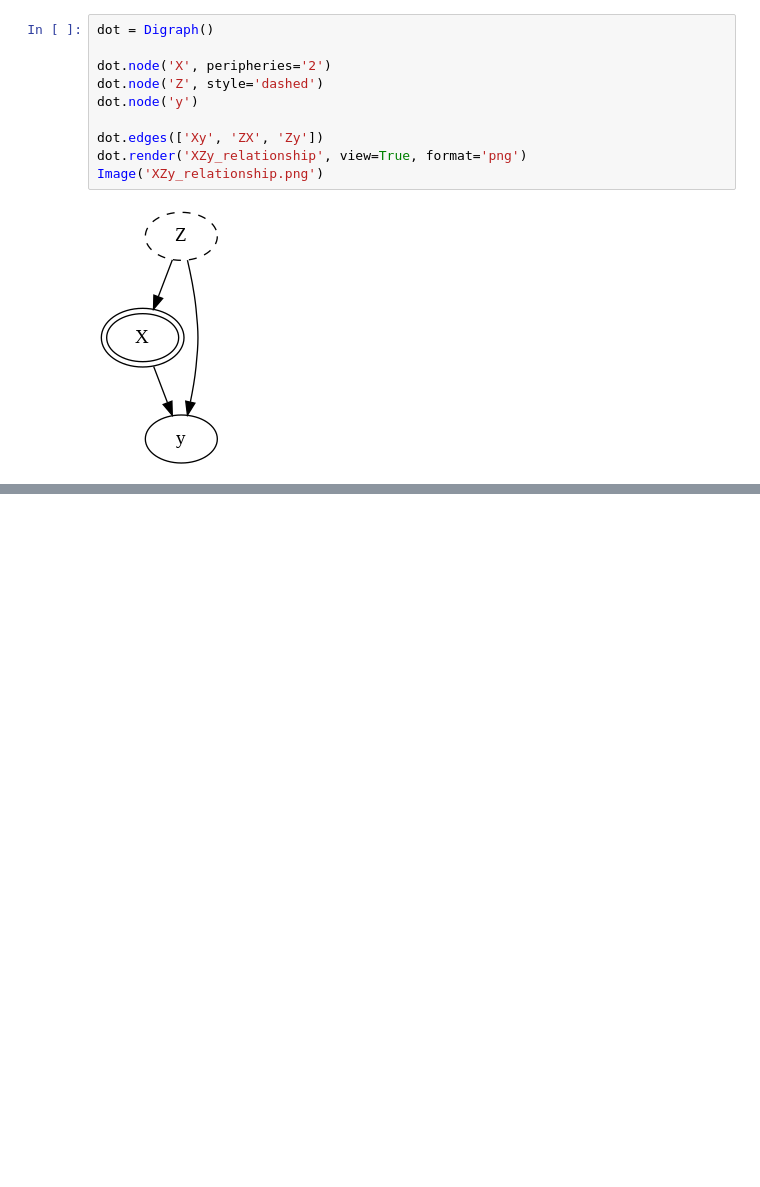
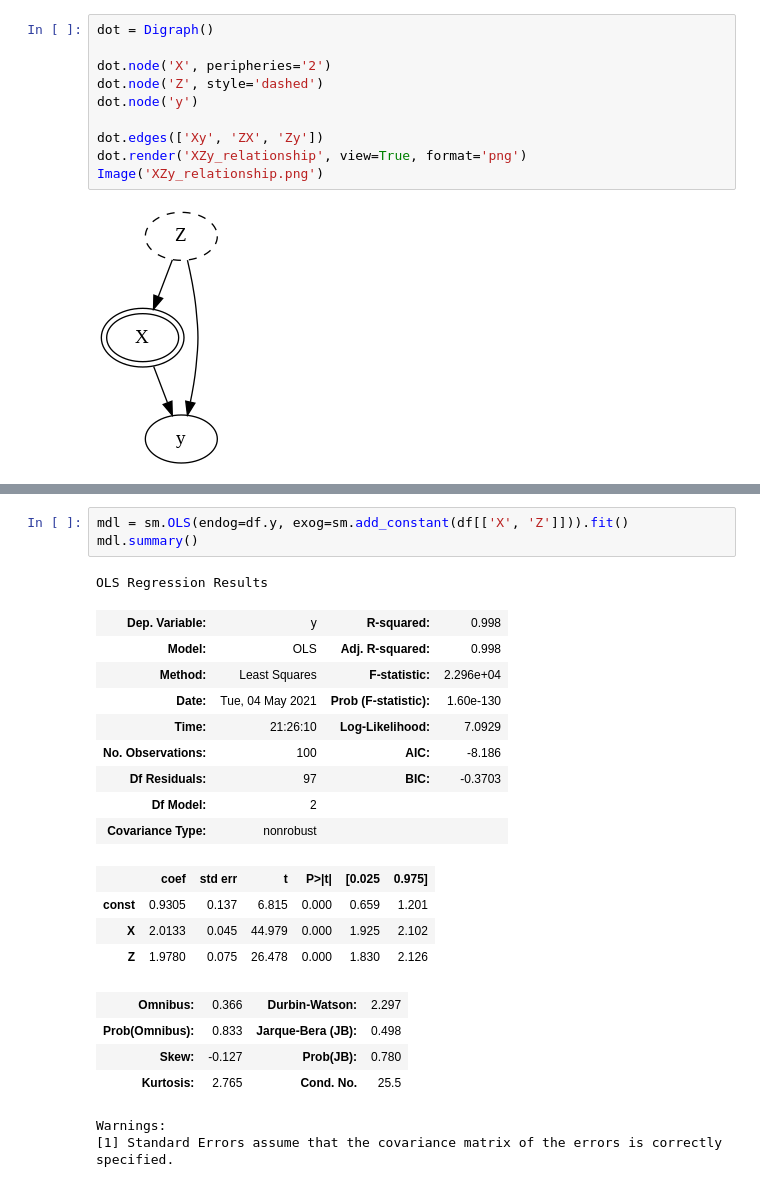
Before and after one commit to RoetGer/applied-causality-booklet, a Jupyter notebook: causality_basics.ipynb, the cells around one changed output, grey strips where cells are left out. Cells and saved outputs as stored; diff of their text form; blank space fills up the shorter version.

```diff
--- a/causality_basics.ipynb
+++ b/causality_basics.ipynb
@@ -320,0 +382,24 @@ Image('XZy_relationship.png')
+# %%
+mdl = sm.OLS(endog=df.y, exog=sm.add_constant(df[['X', 'Z']])).fit()
+mdl.summary()
+# %% [output]
+OLS Regression Results
+| Dep. Variable: | y | R-squared: | 0.998 |
+| Model: | OLS | Adj. R-squared: | 0.998 |
+| Method: | Least Squares | F-statistic: | 2.296e+04 |
+| Date: | Tue, 04 May 2021 | Prob (F-statistic): | 1.60e-130 |
+| Time: | 21:26:10 | Log-Likelihood: | 7.0929 |
+| No. Observations: | 100 | AIC: | -8.186 |
+| Df Residuals: | 97 | BIC: | -0.3703 |
+| Df Model: | 2 |  |  |
+| Covariance Type: | nonrobust |  |  |
+|  | coef | std err | t | P>|t| | [0.025 | 0.975] |
+| const | 0.9305 | 0.137 | 6.815 | 0.000 | 0.659 | 1.201 |
+| X | 2.0133 | 0.045 | 44.979 | 0.000 | 1.925 | 2.102 |
+| Z | 1.9780 | 0.075 | 26.478 | 0.000 | 1.830 | 2.126 |
+| Omnibus: | 0.366 | Durbin-Watson: | 2.297 |
+| Prob(Omnibus): | 0.833 | Jarque-Bera (JB): | 0.498 |
+| Skew: | -0.127 | Prob(JB): | 0.780 |
+| Kurtosis: | 2.765 | Cond. No. | 25.5 |
+Warnings:
+[1] Standard Errors assume that the covariance matrix of the errors is correctly specified.
```
Also changed, not shown: parts of 21 cells of this notebook.
